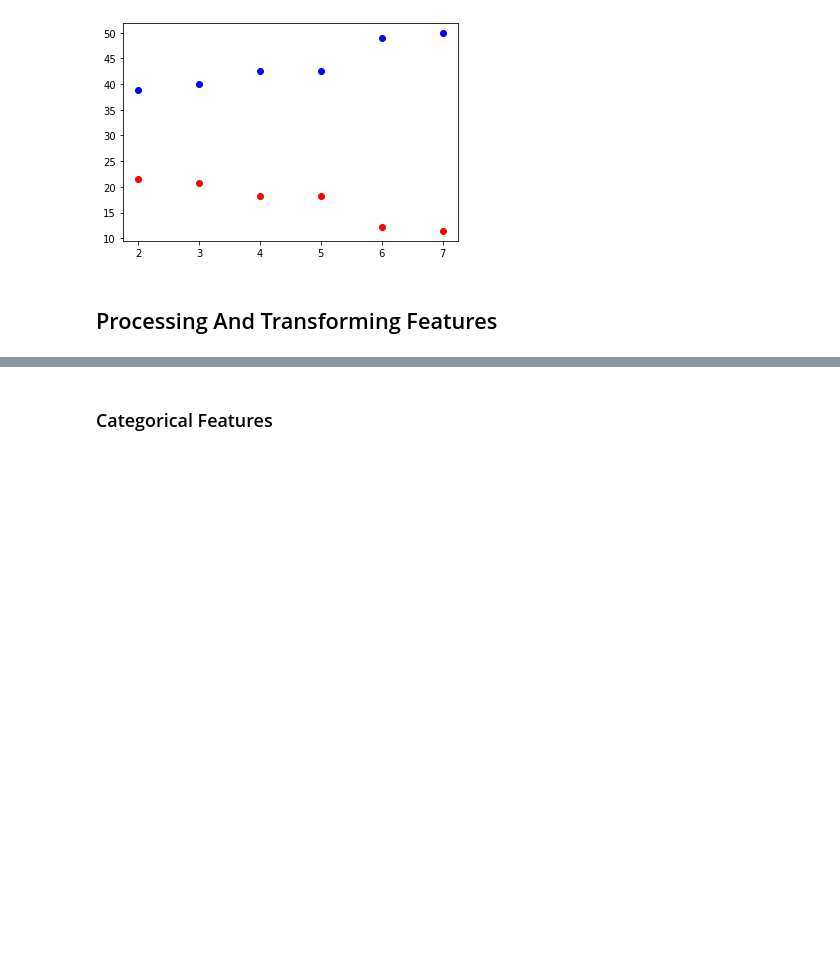
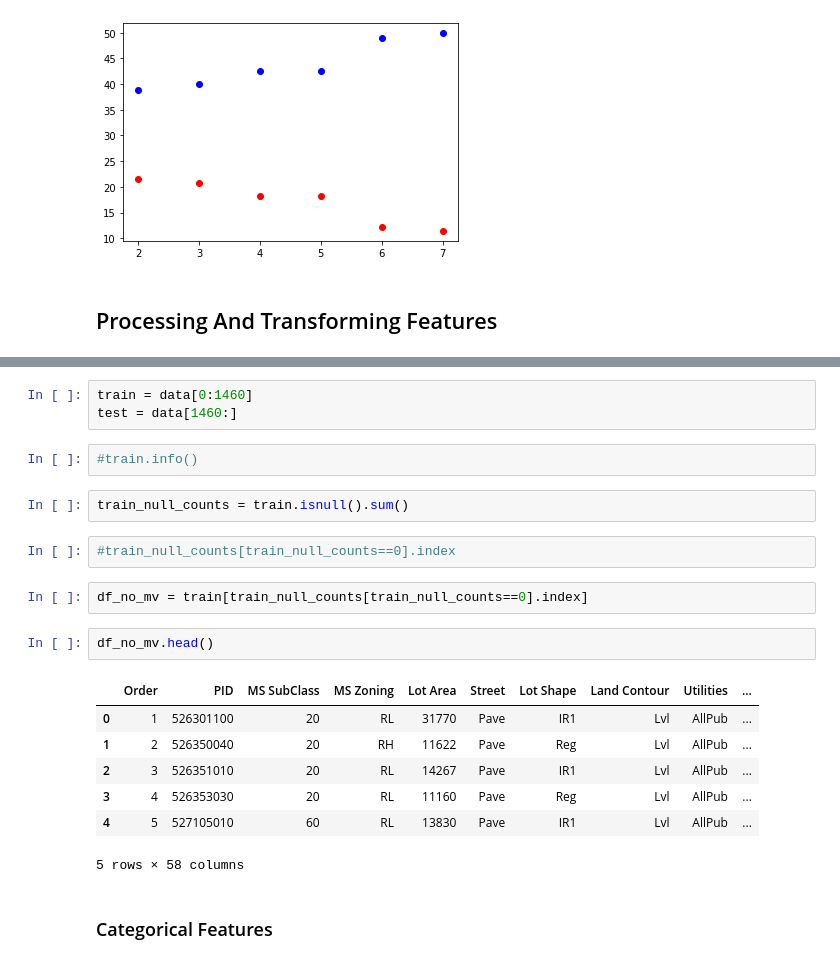
Before and after one commit to icta-tecaji/python-machine-learning-public, a Jupyter notebook: 05_Strojno_ucenje_linearna_regresija/05_Strojno_ucenje_linearna_regresija_okt_2020.ipynb, the cells around one changed output, grey strips where cells are left out. Saved outputs shown, nothing was run; the diff lists cells and outputs as text; blank space fills up the shorter version.

```diff
--- a/05_Strojno_ucenje_linearna_regresija/05_Strojno_ucenje_linearna_regresija_okt_2020.ipynb
+++ b/05_Strojno_ucenje_linearna_regresija/05_Strojno_ucenje_linearna_regresija_okt_2020.ipynb
@@ -496,3 +500,24 @@ df_no_mv = train[train_null_counts[train_null_counts==0].index]
+# %%
+train = data[0:1460]
+test = data[1460:]
+# %%
+#train.info()
+# %%
+train_null_counts = train.isnull().sum()
+# %%
+#train_null_counts[train_null_counts==0].index
+# %%
+df_no_mv = train[train_null_counts[train_null_counts==0].index]
+# %%
+df_no_mv.head()
+# %% [output]
+|  | Order | PID | MS SubClass | MS Zoning | Lot Area | Street | Lot Shape | Land Contour | Utilities | ... |
+| 0 | 1 | 526301100 | 20 | RL | 31770 | Pave | IR1 | Lvl | AllPub | ... |
+| 1 | 2 | 526350040 | 20 | RH | 11622 | Pave | Reg | Lvl | AllPub | ... |
+| 2 | 3 | 526351010 | 20 | RL | 14267 | Pave | IR1 | Lvl | AllPub | ... |
+| 3 | 4 | 526353030 | 20 | RL | 11160 | Pave | Reg | Lvl | AllPub | ... |
+| 4 | 5 | 527105010 | 60 | RL | 13830 | Pave | IR1 | Lvl | AllPub | ... |
+5 rows × 58 columns
 # %% [markdown]
 ### Categorical Features
 # %%
```
Also changed, not shown: parts of 41 cells of this notebook, 2 other files.
